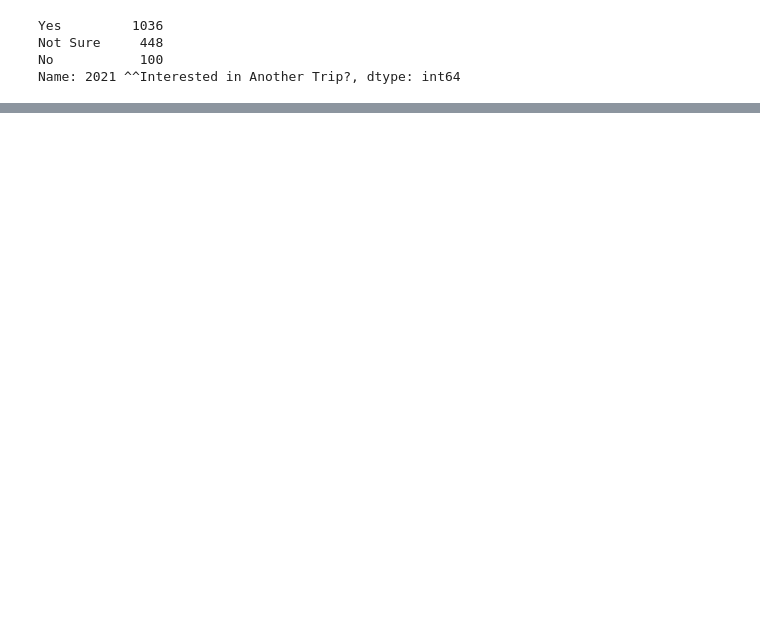
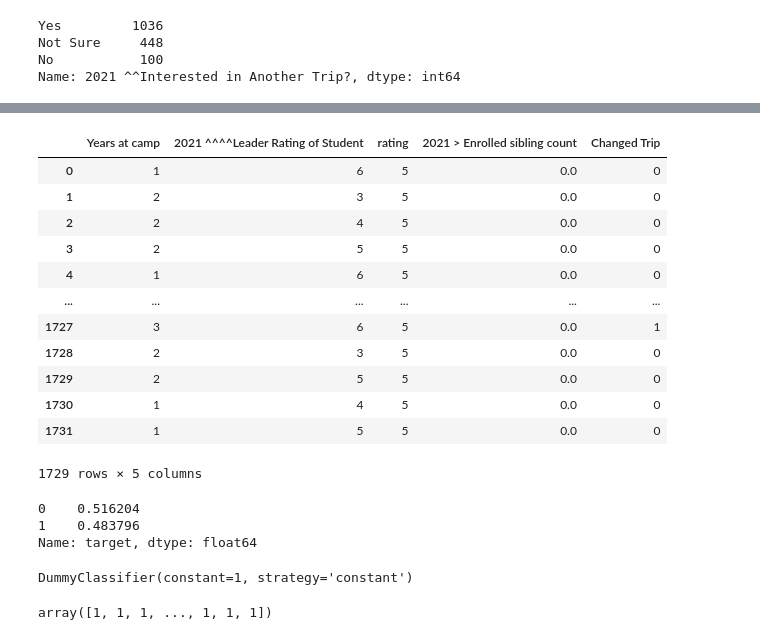
Before and after one commit to SamBen804/SunStride_Business_Analysis, a Jupyter notebook: eda_notebooks/eda0_data_cleanup.ipynb, the cells around one changed output, grey strips where cells are left out. Cells and saved outputs as stored; diff of their text form; code cells hidden in the pictures; blank space fills up the shorter version.

Commit message:
Data cleanup reorganization, dummy model built

```diff
--- a/eda_notebooks/eda0_data_cleanup.ipynb
+++ b/eda_notebooks/eda0_data_cleanup.ipynb
@@ -236,0 +651,2 @@ Name: 2021 ^^Interested in Another Trip?, dtype: int64
+# %%
+df[to_be_imputed] = imputer.fit_transform(df[to_be_imputed])
@@ -236,0 +676,3 @@ Name: 2021 ^^Interested in Another Trip?, dtype: int64
+# %%
+#Dropping the null values from the Primary family state column for NOW! May go back and manually add these values later.
+df.dropna(inplace=True)
@@ -236,0 +702,4 @@ Name: 2021 ^^Interested in Another Trip?, dtype: int64
+# %%
+# Casting the 'rating' column and the Leader rating of student column as integers to be treated numerically later:
+df['rating'] = df['rating'].astype(int)
+df['2021 ^^^^Leader Rating of Student'] = df['2021 ^^^^Leader Rating of Student'].astype(int)
@@ -236,0 +800,20 @@ Name: 2021 ^^Interested in Another Trip?, dtype: int64
+# %%
+# Splitting categorical and numeric columns:
+numeric = ['Years at camp', '2021 ^^^^Leader Rating of Student', 'rating',
+           '2021 > Enrolled sibling count', 'Changed Trip']
+df_num = df[numeric]
+df_num
+# %% [output]
+|  | Years at camp | 2021 ^^^^Leader Rating of Student | rating | 2021 > Enrolled sibling count | Changed Trip |
+| 0 | 1 | 6 | 5 | 0.0 | 0 |
+| 1 | 2 | 3 | 5 | 0.0 | 0 |
+| 2 | 2 | 4 | 5 | 0.0 | 0 |
+| 3 | 2 | 5 | 5 | 0.0 | 0 |
+| 4 | 1 | 6 | 5 | 0.0 | 0 |
+| ... | ... | ... | ... | ... | ... |
+| 1727 | 3 | 6 | 5 | 0.0 | 1 |
+| 1728 | 2 | 3 | 5 | 0.0 | 0 |
+| 1729 | 2 | 5 | 5 | 0.0 | 0 |
+| 1730 | 1 | 4 | 5 | 0.0 | 0 |
+| 1731 | 1 | 5 | 5 | 0.0 | 0 |
+1729 rows × 5 columns
@@ -236,0 +825,6 @@ Name: 2021 ^^Interested in Another Trip?, dtype: int64
+# %%
+y_train.value_counts(normalize=True)
+# %% [output]
+0    0.516204
+1    0.483796
+Name: target, dtype: float64
@@ -236,0 +834,8 @@ Name: 2021 ^^Interested in Another Trip?, dtype: int64
+# %%
+model1.fit(X_train, y_train)
+# %% [output]
+DummyClassifier(constant=1, strategy='constant')
+# %%
+model1.predict(X_train)
+# %% [output]
+array([1, 1, 1, ..., 1, 1, 1])
```
Also changed, not shown: parts of 130 cells of this notebook.
